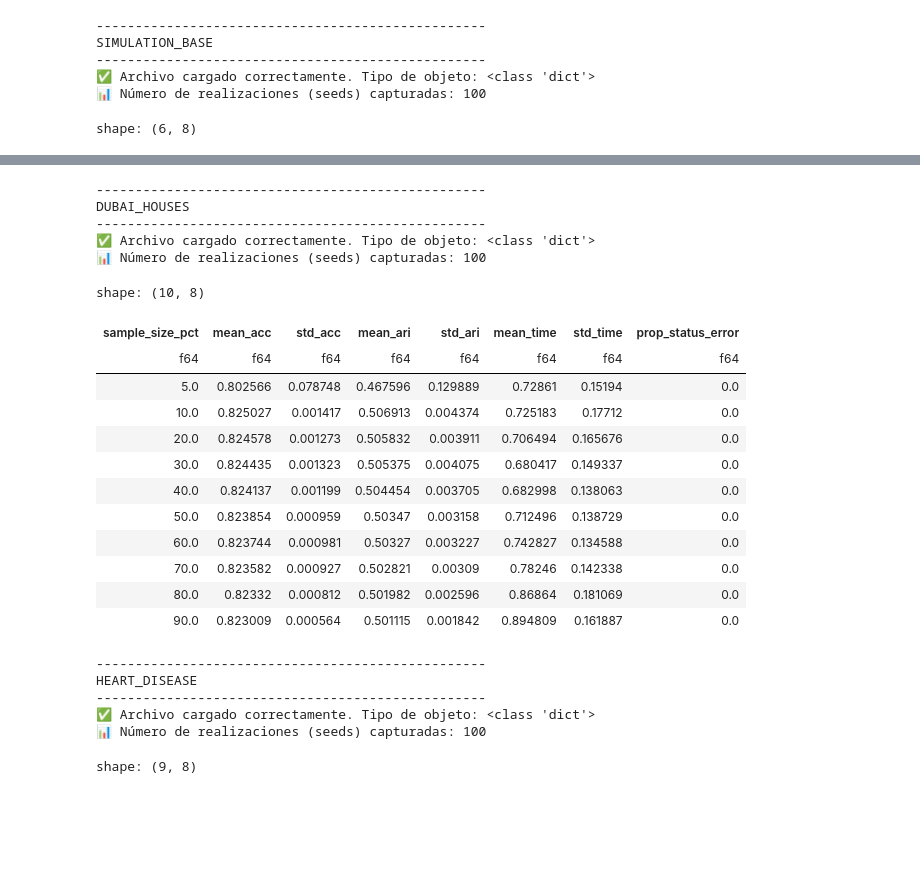
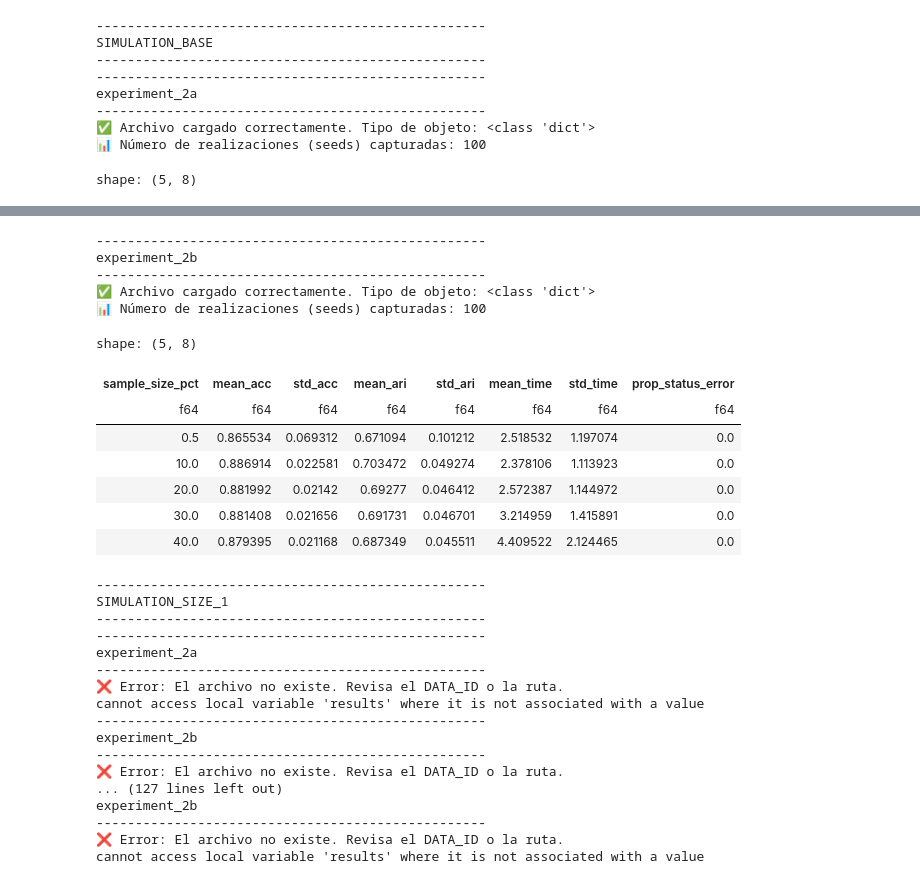
Before and after one commit to FabioScielzoOrtiz/db-robust-clust-paper-code, a Jupyter notebook: src/notebooks/experiment_2/exp_2_individual_results_exploration.ipynb, the cells around one changed output, grey strips where cells are left out. Cells and saved outputs as stored; diff of their text form; code cells hidden in the pictures; blank space fills up the shorter version.

```diff
--- a/src/notebooks/experiment_2/exp_2_individual_results_exploration.ipynb
+++ b/src/notebooks/experiment_2/exp_2_individual_results_exploration.ipynb
@@ -15,8 +15,9 @@ from config.config_experiment_2 import (
 )
 
 DATA_IDS = list(CONFIG_EXPERIMENT.keys())
+MODES = ['2a', '2b']
 # %%
-df_results, df_avg_results = {}, {}
+df_results, df_avg_results = {x: {} for x in DATA_IDS}, {x: {} for x in DATA_IDS}
 
 for data_id in DATA_IDS:
 
@@ -24,31 +25,40 @@ for data_id in DATA_IDS:
     print(data_id.upper())
     print('-'*50)
 
-    try:
+    for mode in MODES:
 
-        results_dir = os.path.join(project_path, 'results', 'experiment_2', data_id)
-        filename = f'results_exp_2_{data_id}.pkl'
-        results_path = os.path.join(results_dir, filename)
+        print('-'*50)
+        print(f'experiment_{mode}')
+        print('-'*50)
 
-        df, df_avg = process_experiment_2_results(
-            results_path=results_path,
-            prop_errors_threshold=PROP_ERRORS_THRESHOLD
-        )
+        try:
 
-        df_results[data_id] = df.clone()
-        df_avg_results[data_id] = df_avg.clone()
+            results_dir = os.path.join(project_path, 'results', f'experiment_{mode}', data_id)
+            filename = f'results_exp_{mode}_{data_id}.pkl'
+            results_path = os.path.join(results_dir, filename)
 
-        with pl.Config(tbl_rows=-1):
-             display(df_avg)
+            df, df_avg = process_experiment_2_results(
+                results_path=results_path,
+                prop_errors_threshold=PROP_ERRORS_THRESHOLD
+            )
 
-    except Exception as e:
-        print(e)
+            df_results[data_id][mode] = df.clone()
+            df_avg_results[data_id][mode] = df_avg.clone()
+
+            with pl.Config(tbl_rows=-1):
+                display(df_avg)
+
+        except Exception as e:
+            print(e)
 # %% [output]
 --------------------------------------------------
 SIMULATION_BASE
 --------------------------------------------------
+--------------------------------------------------
+experiment_2a
+--------------------------------------------------
 ✅ Archivo cargado correctamente. Tipo de objeto: <class 'dict'>
 📊 Número de realizaciones (seeds) capturadas: 100
-shape: (6, 8)
+shape: (5, 8)
 | sample_size_pct | mean_acc | std_acc | mean_ari | std_ari | mean_time | std_time | prop_status_error |
 | f64 | f64 | f64 | f64 | f64 | f64 | f64 | f64 |
@@ -61,24 +70,30 @@ shape: (6, 8)
 --------------------------------------------------
-DUBAI_HOUSES
+experiment_2b
 --------------------------------------------------
 ✅ Archivo cargado correctamente. Tipo de objeto: <class 'dict'>
 📊 Número de realizaciones (seeds) capturadas: 100
-shape: (10, 8)
+shape: (5, 8)
 | sample_size_pct | mean_acc | std_acc | mean_ari | std_ari | mean_time | std_time | prop_status_error |
 | f64 | f64 | f64 | f64 | f64 | f64 | f64 | f64 |
-| 5.0 | 0.802566 | 0.078748 | 0.467596 | 0.129889 | 0.72861 | 0.15194 | 0.0 |
-| 10.0 | 0.825027 | 0.001417 | 0.506913 | 0.004374 | 0.725183 | 0.17712 | 0.0 |
-| 20.0 | 0.824578 | 0.001273 | 0.505832 | 0.003911 | 0.706494 | 0.165676 | 0.0 |
-| 30.0 | 0.824435 | 0.001323 | 0.505375 | 0.004075 | 0.680417 | 0.149337 | 0.0 |
-| 40.0 | 0.824137 | 0.001199 | 0.504454 | 0.003705 | 0.682998 | 0.138063 | 0.0 |
-| 50.0 | 0.823854 | 0.000959 | 0.50347 | 0.003158 | 0.712496 | 0.138729 | 0.0 |
-| 60.0 | 0.823744 | 0.000981 | 0.50327 | 0.003227 | 0.742827 | 0.134588 | 0.0 |
-| 70.0 | 0.823582 | 0.000927 | 0.502821 | 0.00309 | 0.78246 | 0.142338 | 0.0 |
-| 80.0 | 0.82332 | 0.000812 | 0.501982 | 0.002596 | 0.86864 | 0.181069 | 0.0 |
-| 90.0 | 0.823009 | 0.000564 | 0.501115 | 0.001842 | 0.894809 | 0.161887 | 0.0 |
+| 0.5 | 0.865534 | 0.069312 | 0.671094 | 0.101212 | 2.518532 | 1.197074 | 0.0 |
+| 10.0 | 0.886914 | 0.022581 | 0.703472 | 0.049274 | 2.378106 | 1.113923 | 0.0 |
+| 20.0 | 0.881992 | 0.02142 | 0.69277 | 0.046412 | 2.572387 | 1.144972 | 0.0 |
+| 30.0 | 0.881408 | 0.021656 | 0.691731 | 0.046701 | 3.214959 | 1.415891 | 0.0 |
+| 40.0 | 0.879395 | 0.021168 | 0.687349 | 0.045511 | 4.409522 | 2.124465 | 0.0 |
 --------------------------------------------------
-HEART_DISEASE
+SIMULATION_SIZE_1
 --------------------------------------------------
-✅ Archivo cargado correctamente. Tipo de objeto: <class 'dict'>
-📊 Número de realizaciones (seeds) capturadas: 100
+--------------------------------------------------
+experiment_2a
+--------------------------------------------------
+❌ Error: El archivo no existe. Revisa el DATA_ID o la ruta.
+cannot access local variable 'results' where it is not associated with a value
+--------------------------------------------------
+experiment_2b
+--------------------------------------------------
+❌ Error: El archivo no existe. Revisa el DATA_ID o la ruta.
+... (127 lines left out)
+experiment_2b
+--------------------------------------------------
+❌ Error: El archivo no existe. Revisa el DATA_ID o la ruta.
+cannot access local variable 'results' where it is not associated with a value
-shape: (9, 8)
```
Also changed, not shown: parts of 4 cells of this notebook, 15 other files.
